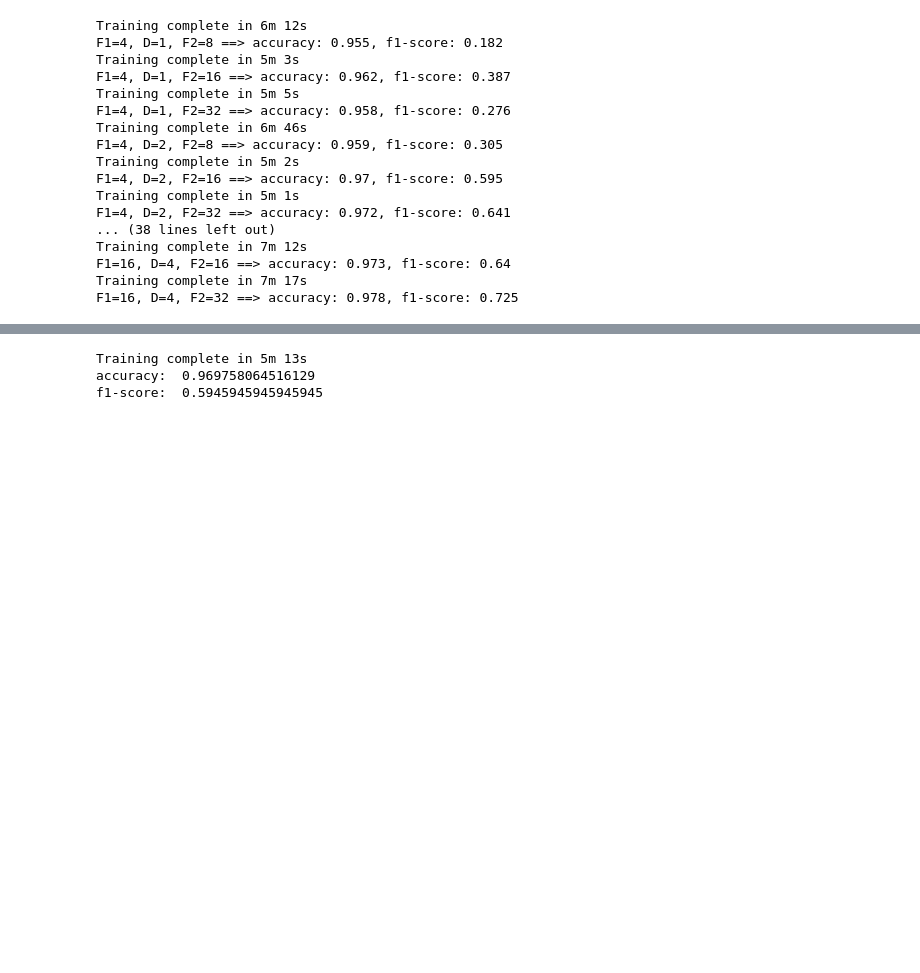
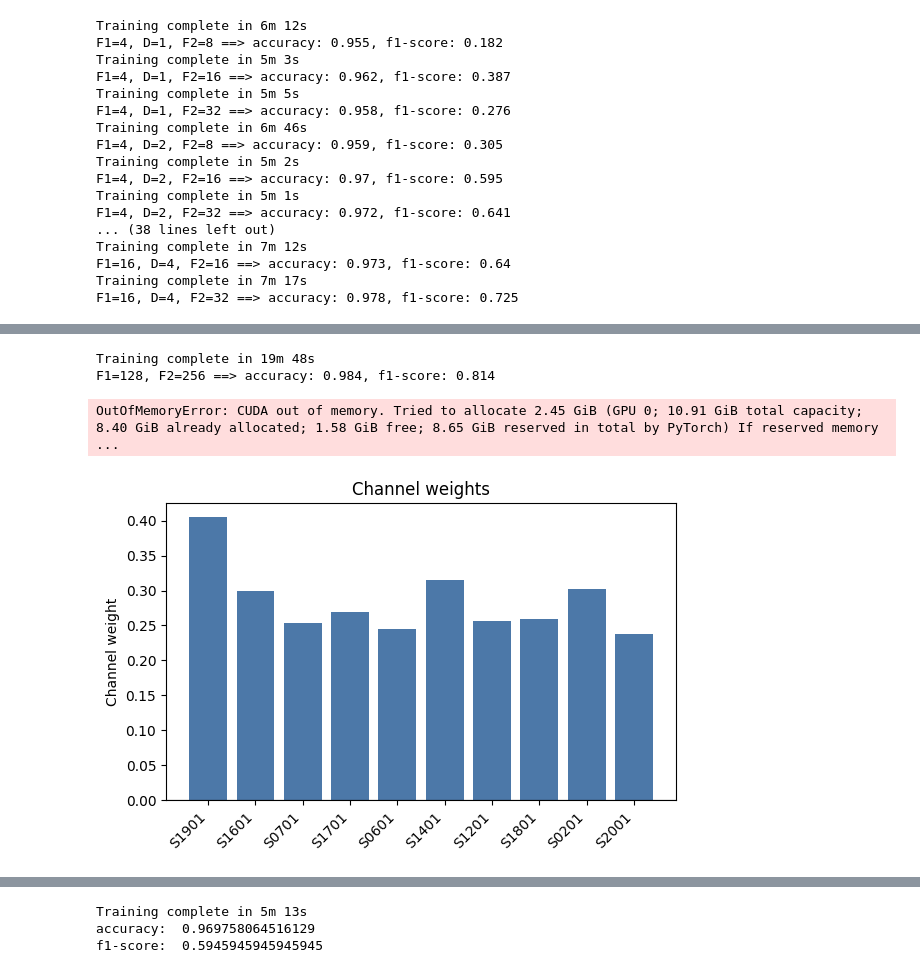
Before and after one commit to Sidl419/pattern_recognition, a Jupyter notebook: multi_eeg_notebooks/data_analisys.ipynb, the cells around one changed output, grey strips where cells are left out. Saved outputs shown, nothing was run; the diff lists cells and outputs as text; code cells hidden in the pictures; blank space fills up the shorter version.

```diff
--- a/multi_eeg_notebooks/data_analisys.ipynb
+++ b/multi_eeg_notebooks/data_analisys.ipynb
@@ -808,3 +965,67 @@ F1=16, D=4, F2=32 ==> accuracy: 0.978, f1-score: 0.725
+# %%
+from itertools import product
+
+# Hyperparameter grid
+F1_values = [128, 256, 512]
+F2_values = [256, 512, 1024]
+
+for F1, F2 in zip(F1_values, F2_values):
+    criterion = nn.MSELoss()
+
+    learning_params = {
+        'num_epochs' : 1000,
+        'lr' : 1e-04,
+        'weight_decay' : 1e-05,
+        'step_size' : 5,
+        'gamma' : 1,
+        'num_classes' : 2,
+        'model_type' : 'CNN'
+      }
+
+    torch.manual_seed(44)
+    np.random.seed(44)
+    my_device = torch.device('cuda:0')
+
+    mc_model = EEGNet(250, 10, F1=F1, D=1, F2=F2)
+    all_dataloader['train'] = DataLoader(train_dataset, batch_size=1024, shuffle=True)
+    all_dataloader['val'] = DataLoader(val_dataset, batch_size=1024, shuffle=True)
+    loss, acc, total_time = train_model(mc_model, all_dataloader, criterion, learning_params, device=my_device)
+    print(f'F1={F1}, F2={F2} ==> accuracy: {round(acc["Accuracy"][-1], 3)}, f1-score: {round(acc["F1-score"][-1], 3)}')
+# %% [output]
+Training complete in 19m 48s
+F1=128, F2=256 ==> accuracy: 0.984, f1-score: 0.814
+OutOfMemoryError: CUDA out of memory. Tried to allocate 2.45 GiB (GPU 0; 10.91 GiB total capacity; 8.40 GiB already allocated; 1.58 GiB free; 8.65 GiB reserved in total by PyTorch) If reserved memory  ...
+# %%
+W = mc_model.depthwise_conv.weight.data.detach().cpu().squeeze(1).squeeze(-1)  # [F1*D, C]
+bn = mc_model.batch_norm2
+scale = (bn.weight.detach().cpu() / torch.sqrt(bn.running_var.detach().cpu() + bn.eps))  # [F1*D]
+W_eff = (W.t() * scale).t()                           # broadcast to [F1*D, C]
+channel_weights = W_eff.abs().mean(dim=0)
+channel_names = list(data.keys())
+
+# Optional: sort (uncomment one)
+# order = np.arange(len(channel_weights))                    # as-is
+# order = np.argsort(channel_weights)[::-1]                  # by value, descending
+# order = np.argsort(np.abs(channel_weights))[::-1]          # by magnitude, descending
+order = np.arange(len(channel_weights))
+
+names = np.array(channel_names)[order]
+weights = channel_weights[order]
+
+# Plot
+fig_w = max(6, 0.5 * len(names))
+fig, ax = plt.subplots(figsize=(fig_w, 4))
+x = np.arange(len(names))
+ax.bar(x, weights, color=['#4c78a8' if w >= 0 else '#f58518' for w in weights])
+ax.axhline(0, color='k', linewidth=0.8)
+ax.set_ylabel('Channel weight')
+ax.set_title('Channel weights')
+ax.set_xticks(x)
+ax.set_xticklabels(names, rotation=45, ha='right')
+plt.tight_layout()
+plt.show()
+# %% [output]
+[figure, added]
 # %%
 from itertools import product
 
```
Also changed, not shown: parts of 6 cells of this notebook.
